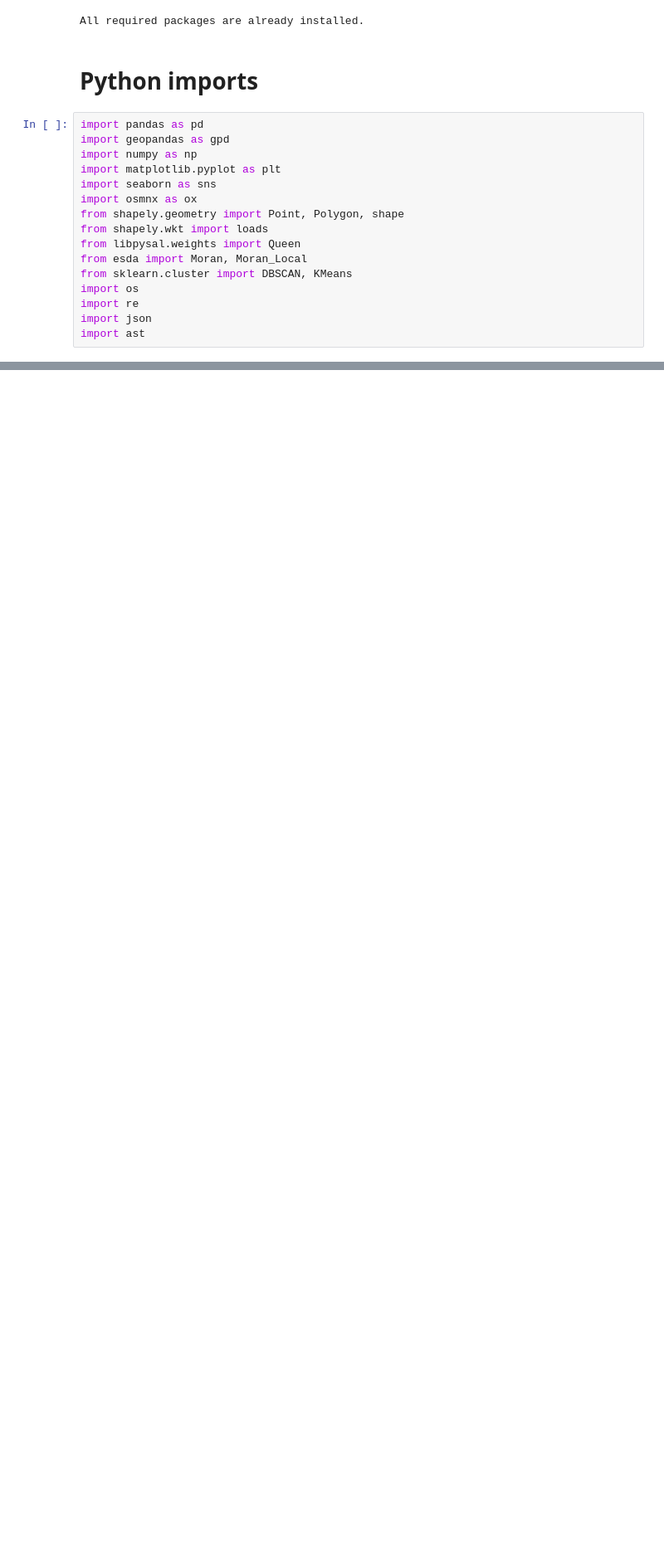
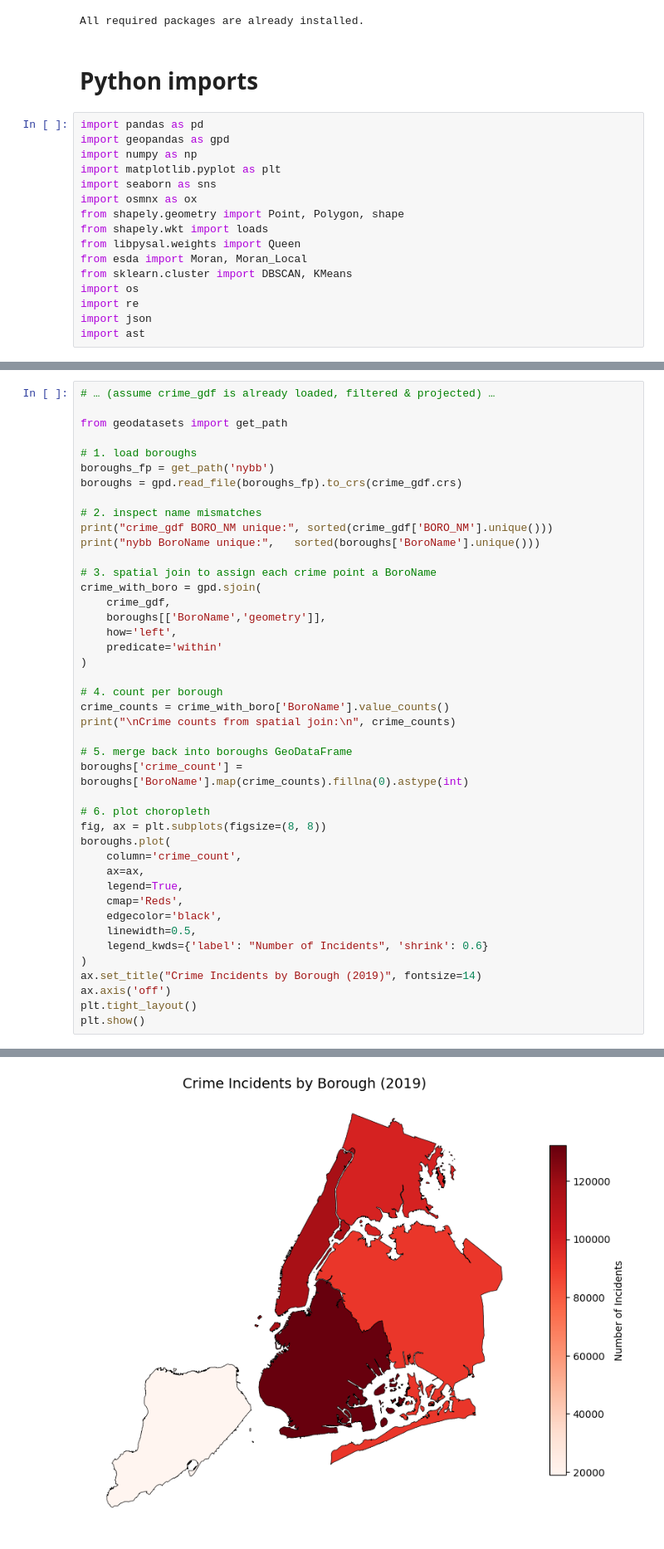
Before and after one commit to Grumlebob/ExamGDS, a Jupyter notebook: exam.ipynb, the cells around one changed output, grey strips where cells are left out. Shown at 83% size. Cells and saved outputs as stored; diff of their text form; blank space fills up the shorter version.

Commit message:
the big merge

```diff
--- a/exam.ipynb
+++ b/exam.ipynb
@@ -220,0 +409,44 @@ ValueError: malformed node or string: {'type': 'MultiPolygon', 'coordinates': [[
+# %%
+# … (assume crime_gdf is already loaded, filtered & projected) …
+
+from geodatasets import get_path
+
+# 1. load boroughs
+boroughs_fp = get_path('nybb')
+boroughs = gpd.read_file(boroughs_fp).to_crs(crime_gdf.crs)
+
+# 2. inspect name mismatches
+print("crime_gdf BORO_NM unique:", sorted(crime_gdf['BORO_NM'].unique()))
+print("nybb BoroName unique:",   sorted(boroughs['BoroName'].unique()))
+
+# 3. spatial join to assign each crime point a BoroName
+crime_with_boro = gpd.sjoin(
+    crime_gdf,
+    boroughs[['BoroName','geometry']],
+    how='left',
+    predicate='within'
+)
+
+# 4. count per borough
+crime_counts = crime_with_boro['BoroName'].value_counts()
+print("\nCrime counts from spatial join:\n", crime_counts)
+
+# 5. merge back into boroughs GeoDataFrame
+boroughs['crime_count'] = boroughs['BoroName'].map(crime_counts).fillna(0).astype(int)
+
+# 6. plot choropleth
+fig, ax = plt.subplots(figsize=(8, 8))
+boroughs.plot(
+    column='crime_count',
+    ax=ax,
+    legend=True,
+    cmap='Reds',
+    edgecolor='black',
+    linewidth=0.5,
+    legend_kwds={'label': "Number of Incidents", 'shrink': 0.6}
+)
+ax.set_title("Crime Incidents by Borough (2019)", fontsize=14)
+ax.axis('off')
+plt.tight_layout()
+plt.show()
+# %% [output]
@@ -220,0 +464 @@ ValueError: malformed node or string: {'type': 'MultiPolygon', 'coordinates': [[
+[figure, added]
```
Also changed, not shown: parts of 26 cells of this notebook, 1 other file.
